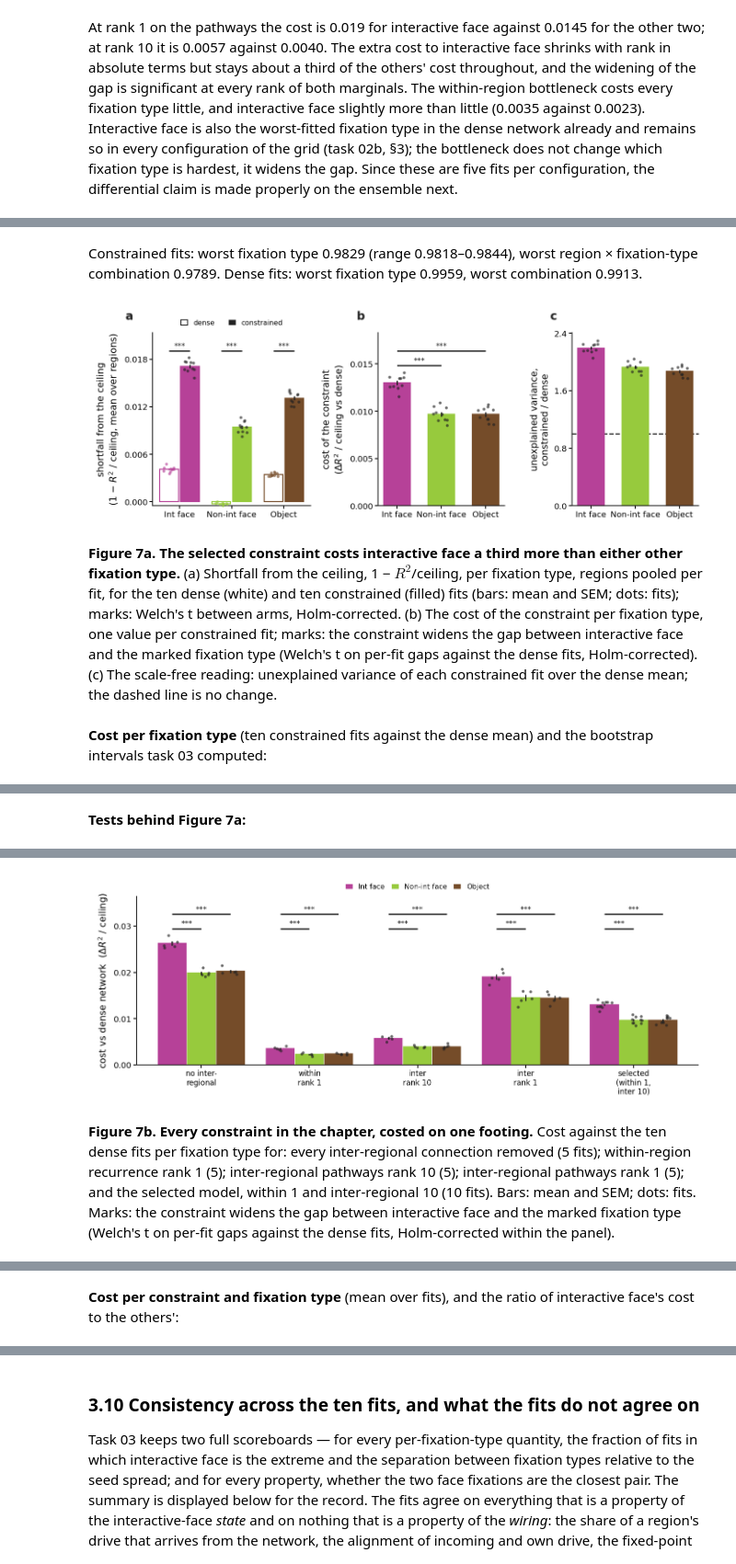
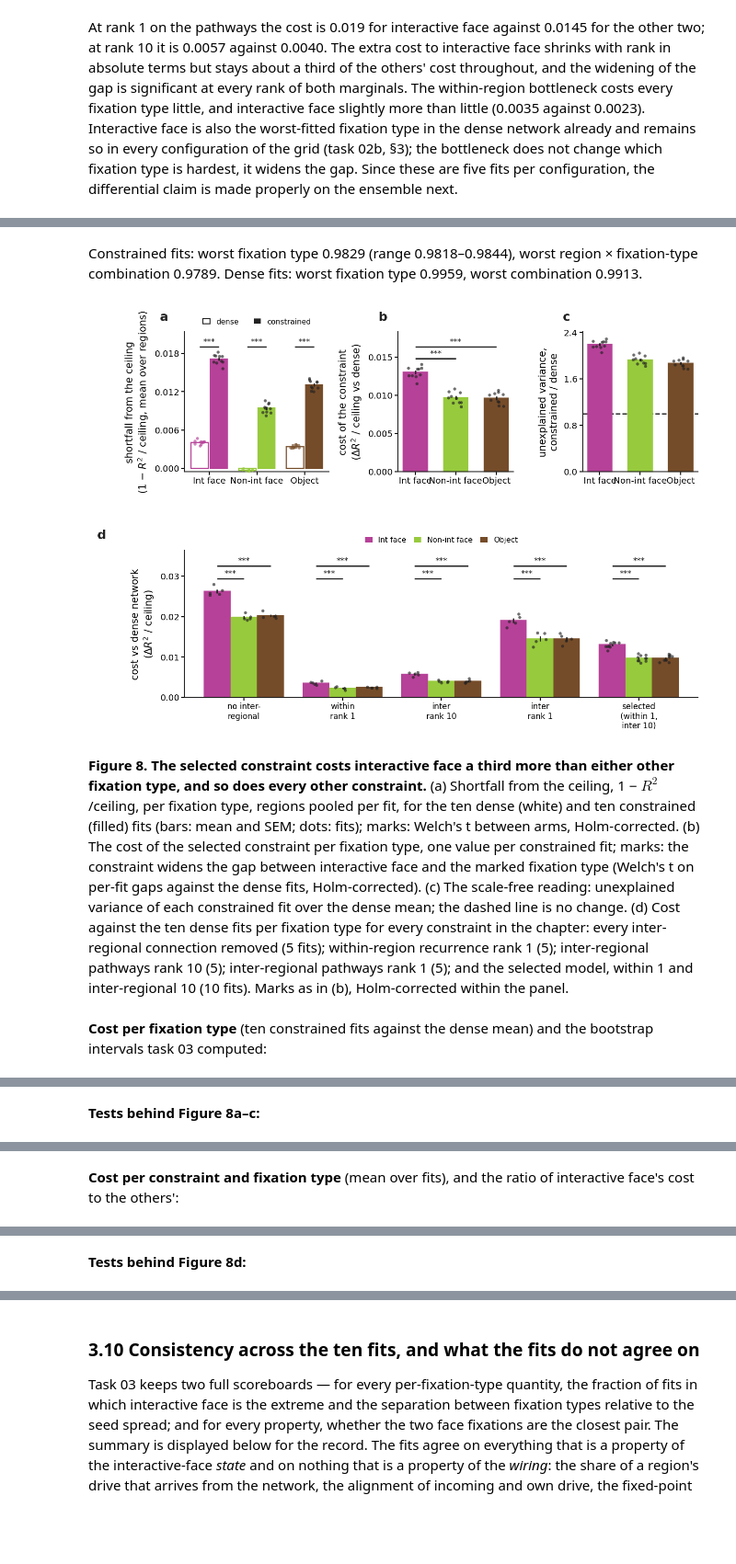
Before and after one commit to gprabaha/dal_monte_2022_analysis, a Jupyter notebook: notebooks/mrnn_chapter/04_chapter.ipynb, the cells around one changed output, grey strips where cells are left out. Shown at 92% size. Drawn from its saved outputs; the diff is of its cells as text; code cells hidden in the pictures; blank space fills up the shorter version.

```diff
--- a/notebooks/mrnn_chapter/04_chapter.ipynb
+++ b/notebooks/mrnn_chapter/04_chapter.ipynb
@@ -920,50 +922,49 @@ axis.
 # %%
 ens_fit = pd.concat([T["dense_fit"].assign(arm="dense"), T["ensemble_fit"].assign(arm="constrained")], ignore_index=True)
 worst_cond = ens_fit.groupby(["arm", "seed", "condition"])["r2_vs_ceiling"].mean().groupby(["arm", "seed"]).min()
 worst_combination = ens_fit.groupby(["arm", "seed", "region", "condition"])["r2_vs_ceiling"].mean().groupby(["arm", "seed"]).min()
 md(f"Constrained fits: worst fixation type {worst_cond.loc['constrained'].mean():.4f} (range {worst_cond.loc['constrained'].min():.4f}–"
    f"{worst_cond.loc['constrained'].max():.4f}), worst region × fixation-type combination {worst_combination.loc['constrained'].mean():.4f}. "
    f"Dense fits: worst fixation type {worst_cond.loc['dense'].mean():.4f}, worst combination {worst_combination.loc['dense'].mean():.4f}.")
 pair_arms = FIT_LONG[FIT_LONG["arm"].isin(["dense", SELECTED_ARM])]
 arm_tests = ch.welch_contrasts(pair_arms, value="r2_vs_ceiling", group="arm", by="condition")
 gap7a = ch.gap_contrasts(pair_arms, value="r2_vs_ceiling")
-figure(cviz.plot_ensemble_cost(FIT_LONG, COST, arm_tests, gap7a, constrained=SELECTED_ARM), "fig07a_ensemble_cost",
-       "**Figure 7a. The selected constraint costs interactive face a third more than either other fixation type.** (a) Shortfall "
-       "from the ceiling, 1 − $R^2$/ceiling, per fixation type, regions pooled per fit, for the ten dense (white) and ten constrained "
-       "(filled) fits (bars: mean and SEM; dots: fits); marks: Welch's t between arms, Holm-corrected. (b) The cost of the constraint "
-       "per fixation type, one value per constrained fit; marks: the constraint widens the gap between interactive face and the "
-       "marked fixation type (Welch's t on per-fit gaps against the dense fits, Holm-corrected). (c) The scale-free reading: "
-       "unexplained variance of each constrained fit over the dense mean; the dashed line is no change.")
+gap7b = ch.gap_contrasts(FIT_LONG, value="r2_vs_ceiling")
+figure(cviz.plot_ensemble_and_constraints(FIT_LONG, COST, arm_tests, gap7a, gap7b, constrained=SELECTED_ARM, constraints=ch.CONSTRAINT_ORDER),
+       "fig08_ensemble_and_constraints",
+       "**Figure 8. The selected constraint costs interactive face a third more than either other fixation type, and so does every "
+       "other constraint.** (a) Shortfall from the ceiling, 1 − $R^2$/ceiling, per fixation type, regions pooled per fit, for the ten "
+       "dense (white) and ten constrained (filled) fits (bars: mean and SEM; dots: fits); marks: Welch's t between arms, "
+       "Holm-corrected. (b) The cost of the selected constraint per fixation type, one value per constrained fit; marks: the "
+       "constraint widens the gap between interactive face and the marked fixation type (Welch's t on per-fit gaps against the dense "
+       "fits, Holm-corrected). (c) The scale-free reading: unexplained variance of each constrained fit over the dense mean; the dashed "
+       "line is no change. (d) Cost against the ten dense fits per fixation type for every constraint in the chapter: every "
+       "inter-regional connection removed (5 fits); within-region recurrence rank 1 (5); inter-regional pathways rank 10 (5); "
+       "inter-regional pathways rank 1 (5); and the selected model, within 1 and inter-regional 10 (10 fits). Marks as in (b), "
+       "Holm-corrected within the panel.")
 md("**Cost per fixation type** (ten constrained fits against the dense mean) and the bootstrap intervals task 03 computed:")
 display(T["fit_cost_by_condition"].assign(condition=T["fit_cost_by_condition"]["condition"].map(COND)).set_index("condition")
         [["dense_mean", "constrained_mean", "cost", "cost_ci_low", "cost_ci_high", "unexplained_ratio", "fi_extra_cost", "fi_extra_cost_ci_low", "fi_extra_cost_ci_high"]].round(4))
-md("**Tests behind Figure 7a:**")
+md("**Tests behind Figure 8a–c:**")
 show_tests(arm_tests, ["condition", "a", "b", "n_a", "n_b", "difference", "statistic", "p", "p_holm", "stars"])
 show_tests(gap7a, ["arm", "a", "b", "n_arm", "n_reference", "difference", "statistic", "p", "p_holm", "stars"])
-gap7b = ch.gap_contrasts(FIT_LONG, value="r2_vs_ceiling")
-figure(cviz.plot_constraint_cost_summary(COST, gap7b, constraints=ch.CONSTRAINT_ORDER), "fig07b_constraint_summary",
-       "**Figure 7b. Every constraint in the chapter, costed on one footing.** Cost against the ten dense fits per fixation type "
-       "for: every inter-regional connection removed (5 fits); within-region recurrence rank 1 (5); inter-regional pathways rank 10 "
-       "(5); inter-regional pathways rank 1 (5); and the selected model, within 1 and inter-regional 10 (10 fits). Bars: mean and "
-       "SEM; dots: fits. Marks: the constraint widens the gap between interactive face and the marked fixation type (Welch's t on "
-       "per-fit gaps against the dense fits, Holm-corrected within the panel).")
 summary = COST.groupby(["arm", "condition"])["cost"].mean().unstack("condition").rename(columns=COND).loc[list(ch.CONSTRAINT_ORDER)]
 summary["Int face / mean of others"] = summary["Int face"] / summary[["Non-int face", "Object"]].mean(axis=1)
 md("**Cost per constraint and fixation type** (mean over fits), and the ratio of interactive face's cost to the others':")
 display(summary.round(4))
-md("**Tests behind Figure 7b:**")
+md("**Tests behind Figure 8d:**")
 show_tests(gap7b, ["arm", "a", "b", "n_arm", "difference", "statistic", "p", "p_holm", "stars"])
 # %% [output]
 Constrained fits: worst fixation type 0.9829 (range 0.9818–0.9844), worst region × fixation-type combination 0.9789. Dense fits: worst fixation type 0.9959, worst combination 0.9913.
-[figure, old version]
+[figure, new version]
-**Figure 7a. The selected constraint costs interactive face a third more than either other fixation type.** (a) Shortfall from the ceiling, 1 − $R^2$/ceiling, per fixation type, regions pooled per fit, for the ten dense (white) and ten constrained (filled) fits (bars: mean and SEM; dots: fits); marks: Welch's t between arms, Holm-corrected. (b) The cost of the constraint per fixation type, one value per constrained fit; marks: the constraint widens the gap between interactive face and the marked fixation type (Welch's t on per-fit gaps against the dense fits, Holm-corrected). (c) The scale-free reading: unexplained variance of each constrained fit over the dense mean; the dashed line is no change.
+**Figure 8. The selected constraint costs interactive face a third more than either other fixation type, and so does every other constraint.** (a) Shortfall from the ceiling, 1 − $R^2$/ceiling, per fixation type, regions pooled per fit, for the ten dense (white) and ten constrained (filled) fits (bars: mean and SEM; dots: fits); marks: Welch's t between arms, Holm-corrected. (b) The cost of the selected constraint per fixation type, one value per constrained fit; marks: the constraint widens the gap between interactive face and the marked fixation type (Welch's t on per-fit gaps against the dense fits, Holm-corrected). (c) The scale-free reading: unexplained variance of each constrained fit over the dense mean; the dashed line is no change. (d) Cost against the ten dense fits per fixation type for every constraint in the chapter: every inter-regional connection removed (5 fits); within-region recurrence rank 1 (5); inter-regional pathways rank 10 (5); inter-regional pathways rank 1 (5); and the selected model, within 1 and inter-regional 10 (10 fits). Marks as in (b), Holm-corrected within the panel.
 **Cost per fixation type** (ten constrained fits against the dense mean) and the bootstrap intervals task 03 computed:
 |  | dense_mean | constrained_mean | cost | cost_ci_low | cost_ci_high | unexplained_ratio | fi_extra_cost | ... |
 | condition |  |  |  |  |  |  |  | ... |
 | Int face | 0.9959 | 0.9829 | 0.0130 | 0.0125 | 0.0135 | 2.1925 | NaN | ... |
 | Non-int face | 1.0003 | 0.9906 | 0.0097 | 0.0092 | 0.0101 | 1.9274 | 0.0033 | ... |
 | Object | 0.9966 | 0.9869 | 0.0097 | 0.0092 | 0.0101 | 1.8678 | 0.0034 | ... |
-**Tests behind Figure 7a:**
+**Tests behind Figure 8a–c:**
 |  | condition | a | b | n_a | n_b | difference | statistic | p | p_holm | stars |
 | 0 | face_interactive | dense | selected: within 1, inter-regiona... | 10 | 10 | 0.01301 | 49.69622 | 0.0 | 0.0 | *** |
 | 1 | face_non_interactive | dense | selected: within 1, inter-regiona... | 10 | 10 | 0.00967 | 39.32755 | 0.0 | 0.0 | *** |
@@ -971,5 +972,4 @@ Constrained fits: worst fixation type 0.9829 (range 0.9818–0.9844), worst regi
 |  | arm | a | b | n_arm | n_reference | difference | statistic | p | p_holm | stars |
 | 0 | selected: within 1, inter-regiona... | Int face | Non-int face | 10 | 10 | 0.00334 | 24.85314 | 0.0 | 0.0 | *** |
 | 1 | selected: within 1, inter-regiona... | Int face | Object | 10 | 10 | 0.00336 | 30.10952 | 0.0 | 0.0 | *** |
-[figure, removed]
-**Figure 7b. Every constraint in the chapter, costed on one footing.** Cost against the ten dense fits per fixation type for: every inter-regional connection removed (5 fits); within-region recurrence rank 1 (5); inter-regional pathways rank 10 (5); inter-regional pathways rank 1 (5); and the selected model, within 1 and inter-regional 10 (10 fits). Bars: mean and SEM; dots: fits. Marks: the constraint widens the gap between interactive face and the marked fixation type (Welch's t on per-fit gaps against the dense fits, Holm-corrected within the panel).
+**Cost per constraint and fixation type** (mean over fits), and the ratio of interactive face's cost to the others':
@@ -976 +983 @@ Constrained fits: worst fixation type 0.9829 (range 0.9818–0.9844), worst regi
-**Cost per constraint and fixation type** (mean over fits), and the ratio of interactive face's cost to the others':
+**Tests behind Figure 8d:**
```
Also changed, not shown: parts of 31 cells of this notebook, 2 other files.
